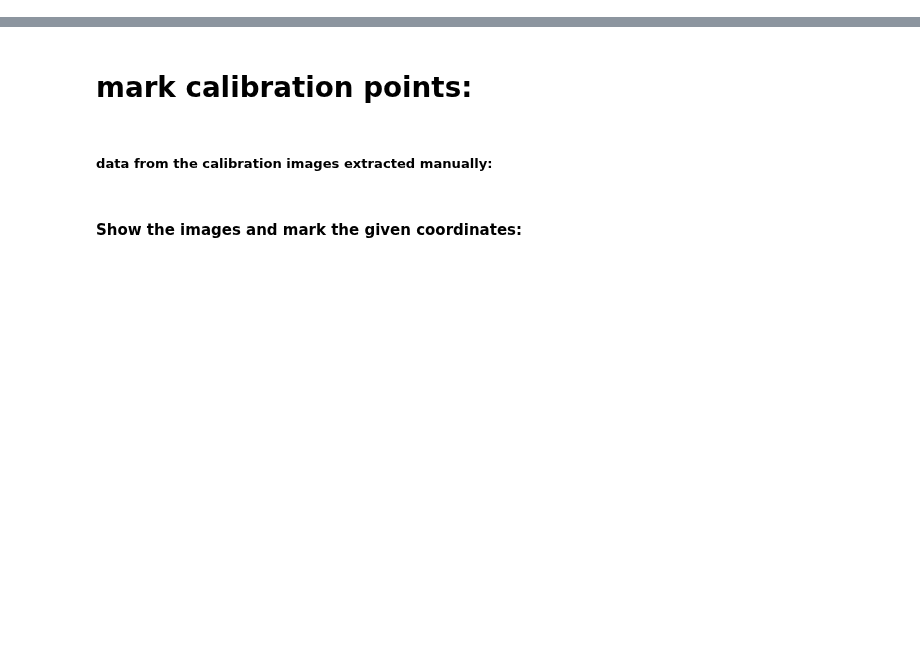
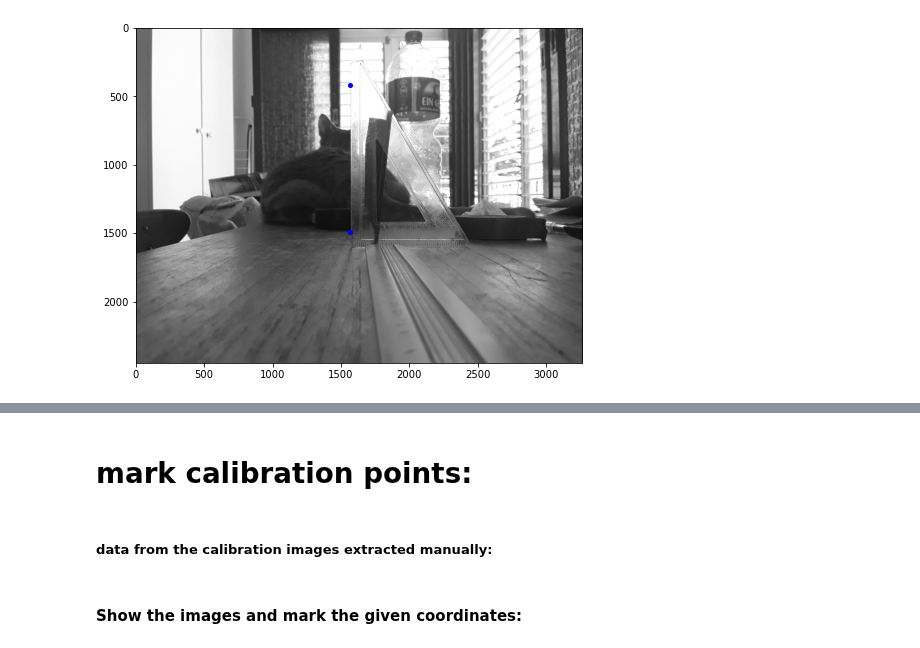
Before and after one commit to ronshnapp/MyPTV, a Jupyter notebook: example/Runing_example.ipynb, the cells around one changed output, grey strips where cells are left out. Saved outputs shown, nothing was run; the diff lists cells and outputs as text; code cells hidden in the pictures; blank space fills up the shorter version.

```diff
--- a/example/Runing_example.ipynb
+++ b/example/Runing_example.ipynb
@@ -12,0 +22,12 @@ from skimage import io
+# %%
+img_internalCal = color.rgb2gray(io.imread('CalInternalParams.jpg'))
+
+
+fig, ax = plt.subplots()
+fig.set_size_inches(8,8)
+ax.imshow(img_internalCal, cmap='gray')
+
+for k in calPointsParams.keys():
+    ax.plot(calPointsParams[k][1][0], calPointsParams[k][1][1], 'ob', ms=4)
+# %% [output]
+[figure, added]
```
Also changed, not shown: parts of 21 cells of this notebook, 6 other files.
